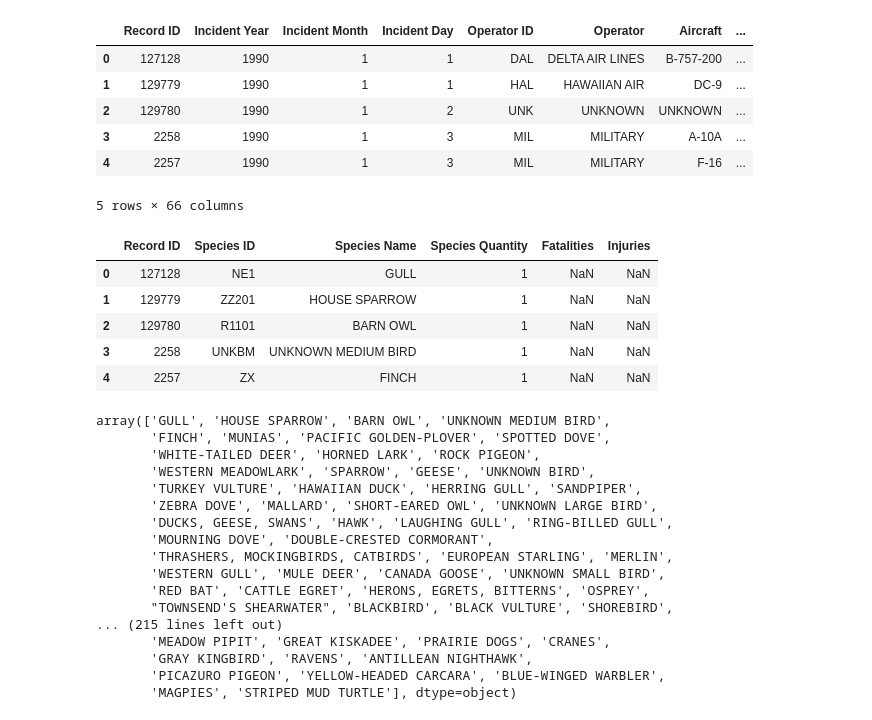
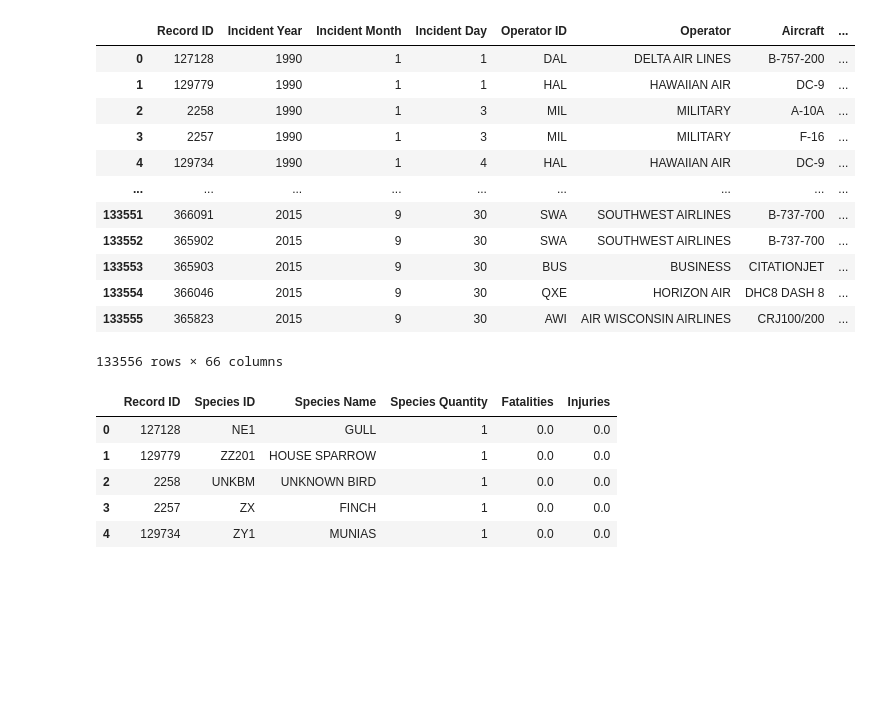
Before and after one commit to kplam624/Birds-Plane-Incident-Analysis, a Jupyter notebook: Question 2.ipynb, the cells around one changed output. Cells and saved outputs as stored; diff of their text form; code cells hidden in the pictures; blank space fills up the shorter version.

```diff
--- a/Question 2.ipynb
+++ b/Question 2.ipynb
@@ -5,25 +5,31 @@ import pandas as pd
 import matplotlib.pyplot as plt
 import numpy as np
 # %%
-file = 'Resources/database.csv'
+file = 'Resources/Cleaned_data.csv'
 df = pd.read_csv(file)
-df.head()
+df
 # %% [output]
 |  | Record ID | Incident Year | Incident Month | Incident Day | Operator ID | Operator | Aircraft | ... |
 | 0 | 127128 | 1990 | 1 | 1 | DAL | DELTA AIR LINES | B-757-200 | ... |
 | 1 | 129779 | 1990 | 1 | 1 | HAL | HAWAIIAN AIR | DC-9 | ... |
-| 2 | 129780 | 1990 | 1 | 2 | UNK | UNKNOWN | UNKNOWN | ... |
-| 3 | 2258 | 1990 | 1 | 3 | MIL | MILITARY | A-10A | ... |
-| 4 | 2257 | 1990 | 1 | 3 | MIL | MILITARY | F-16 | ... |
+| 2 | 2258 | 1990 | 1 | 3 | MIL | MILITARY | A-10A | ... |
+| 3 | 2257 | 1990 | 1 | 3 | MIL | MILITARY | F-16 | ... |
+| 4 | 129734 | 1990 | 1 | 4 | HAL | HAWAIIAN AIR | DC-9 | ... |
+| ... | ... | ... | ... | ... | ... | ... | ... | ... |
+| 133551 | 366091 | 2015 | 9 | 30 | SWA | SOUTHWEST AIRLINES | B-737-700 | ... |
+| 133552 | 365902 | 2015 | 9 | 30 | SWA | SOUTHWEST AIRLINES | B-737-700 | ... |
+| 133553 | 365903 | 2015 | 9 | 30 | BUS | BUSINESS | CITATIONJET | ... |
+| 133554 | 366046 | 2015 | 9 | 30 | QXE | HORIZON AIR | DHC8 DASH 8 | ... |
+| 133555 | 365823 | 2015 | 9 | 30 | AWI | AIR WISCONSIN AIRLINES | CRJ100/200 | ... |
-5 rows × 66 columns
+133556 rows × 66 columns
 # %%
 df = df[['Record ID','Species ID','Species Name','Species Quantity',
         'Fatalities','Injuries',]]
 df.head()
 # %% [output]
 |  | Record ID | Species ID | Species Name | Species Quantity | Fatalities | Injuries |
-| 0 | 127128 | NE1 | GULL | 1 | NaN | NaN |
-| 1 | 129779 | ZZ201 | HOUSE SPARROW | 1 | NaN | NaN |
-| 2 | 129780 | R1101 | BARN OWL | 1 | NaN | NaN |
-| 3 | 2258 | UNKBM | UNKNOWN MEDIUM BIRD | 1 | NaN | NaN |
-| 4 | 2257 | ZX | FINCH | 1 | NaN | NaN |
+| 0 | 127128 | NE1 | GULL | 1 | 0.0 | 0.0 |
+| 1 | 129779 | ZZ201 | HOUSE SPARROW | 1 | 0.0 | 0.0 |
+| 2 | 2258 | UNKBM | UNKNOWN BIRD | 1 | 0.0 | 0.0 |
+| 3 | 2257 | ZX | FINCH | 1 | 0.0 | 0.0 |
+| 4 | 129734 | ZY1 | MUNIAS | 1 | 0.0 | 0.0 |
@@ -33,20 +35,0 @@ df['Injuries'].fillna(0,inplace = True)
-# %%
-df['Species Name'].unique()
-# %% [output]
-array(['GULL', 'HOUSE SPARROW', 'BARN OWL', 'UNKNOWN MEDIUM BIRD',
-       'FINCH', 'MUNIAS', 'PACIFIC GOLDEN-PLOVER', 'SPOTTED DOVE',
-       'WHITE-TAILED DEER', 'HORNED LARK', 'ROCK PIGEON',
-       'WESTERN MEADOWLARK', 'SPARROW', 'GEESE', 'UNKNOWN BIRD',
-       'TURKEY VULTURE', 'HAWAIIAN DUCK', 'HERRING GULL', 'SANDPIPER',
-       'ZEBRA DOVE', 'MALLARD', 'SHORT-EARED OWL', 'UNKNOWN LARGE BIRD',
-       'DUCKS, GEESE, SWANS', 'HAWK', 'LAUGHING GULL', 'RING-BILLED GULL',
-       'MOURNING DOVE', 'DOUBLE-CRESTED CORMORANT',
-       'THRASHERS, MOCKINGBIRDS, CATBIRDS', 'EUROPEAN STARLING', 'MERLIN',
-       'WESTERN GULL', 'MULE DEER', 'CANADA GOOSE', 'UNKNOWN SMALL BIRD',
-       'RED BAT', 'CATTLE EGRET', 'HERONS, EGRETS, BITTERNS', 'OSPREY',
-       "TOWNSEND'S SHEARWATER", 'BLACKBIRD', 'BLACK VULTURE', 'SHOREBIRD',
-... (215 lines left out)
-       'MEADOW PIPIT', 'GREAT KISKADEE', 'PRAIRIE DOGS', 'CRANES',
-       'GRAY KINGBIRD', 'RAVENS', 'ANTILLEAN NIGHTHAWK',
-       'PICAZURO PIGEON', 'YELLOW-HEADED CARCARA', 'BLUE-WINGED WARBLER',
-       'MAGPIES', 'STRIPED MUD TURTLE'], dtype=object)
```
Also changed, not shown: parts of 15 cells of this notebook, 5 other files.
